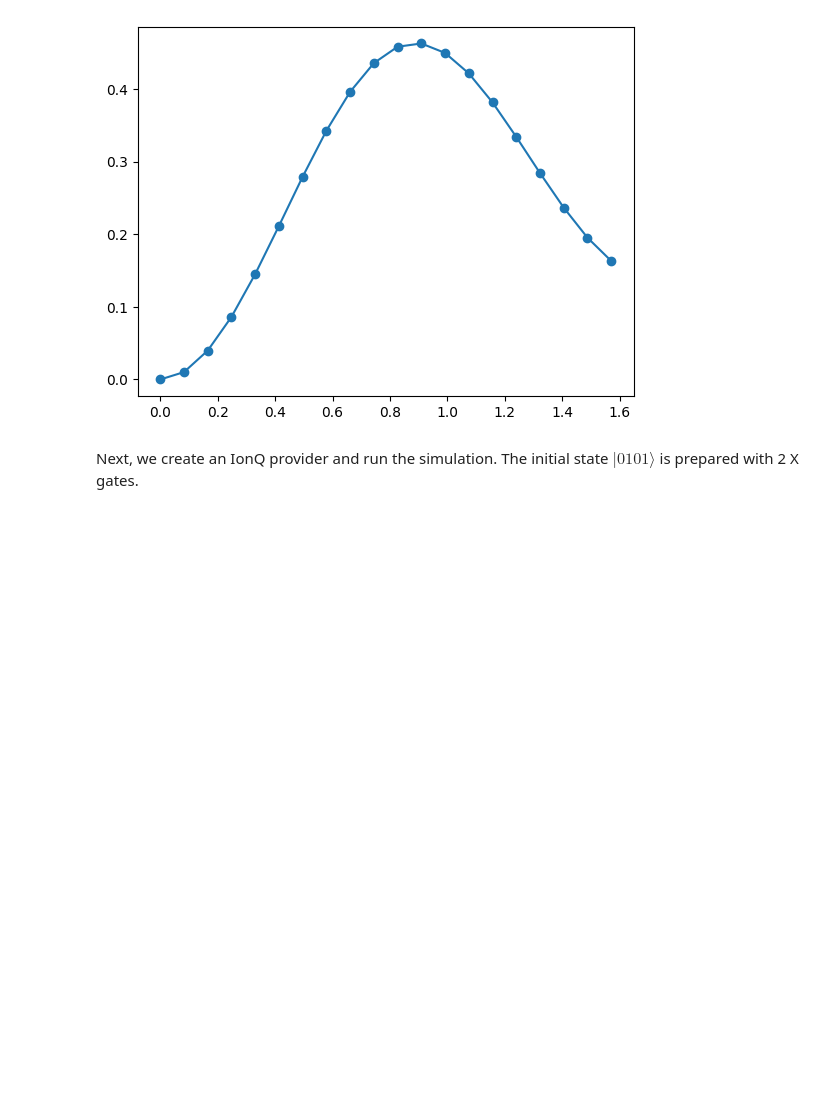
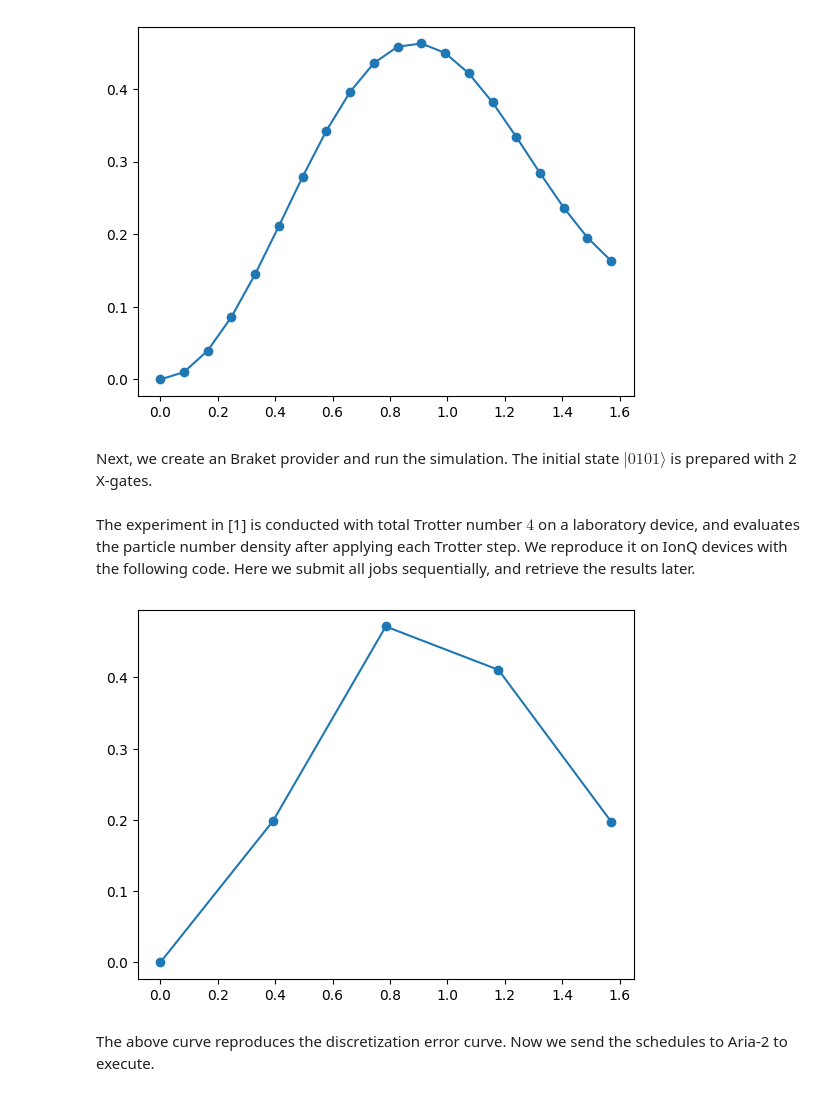
Before and after one commit to PicksPeng/SimuQ, a Jupyter notebook: notebooks/tutorials/3-schwinger.ipynb, the cells around one changed output. Drawn from its saved outputs; the diff is of its cells as text; code cells hidden in the pictures; blank space fills up the shorter version.

```diff
--- a/notebooks/tutorials/3-schwinger.ipynb
+++ b/notebooks/tutorials/3-schwinger.ipynb
@@ -32,11 +34,11 @@ First, we program the Hamiltonian as discusses.
 # Generate a Schwinger model in pure spin Hamiltonian
 
 import numpy as np
-from simuq.qsystem import QSystem, Qubit
+from simuq import QSystem, Qubit
 
 def schwinger(N=4, T=1, m=0.5, w=1, J=1, eps_0=0):
     qs = QSystem()
-    q = [Qubit(qs)] * N
+    q = [Qubit(qs) for _ in range(N)]
     H = 0
     for n in range(N):
         H += m / 2 * (-1)**(n + 1) * q[n].Z
@@ -45,7 +47,7 @@ def schwinger(N=4, T=1, m=0.5, w=1, J=1, eps_0=0):
     for n in range(N - 1):
         L = eps_0
         for m in range(n + 1):
-            L += (q[m].Z + (-1)**(m + 1)) / 2
+            L += (q[m].Z + (-1)**(m + 1))/2
         H += J * L * L
 
     qs.add_evolution(H, T)
@@ -96,4 +98,4 @@ draw_results(timestep, results_list)
 # %% [output]
 [figure]
 # %% [markdown]
-Next, we create an IonQ provider and run the simulation. The initial state $|0101\rangle$ is prepared with 2 X gates.
+Next, we create an Braket provider and run the simulation. The initial state $|0101\rangle$ is prepared with 2 X-gates.
@@ -99,0 +106,21 @@ Next, we create an IonQ provider and run the simulation. The initial state $|010
+# %% [markdown]
+The experiment in \[1\] is conducted with total Trotter number $4$ on a laboratory device, and evaluates the particle number density after applying each Trotter step. We reproduce it on IonQ devices with the following code. Here we submit all jobs sequentially, and retrieve the results later.
+# %%
+from simuq.braket import BraketIonQCircuit
+
+state_prep = BraketIonQCircuit(N).gpi(1, 0).gpi(3, 0)
+
+num_step = 4
+timestep=np.linspace(0, np.pi / 2, num_step + 1)
+results_list = [{'0101':1}]
+for step, t in enumerate(timestep[1:]):
+    walk = schwinger(N, t)
+    bp.compile(walk, provider="ionq", device="Aria-2", aais="heisenberg", trotter_num=step + 1, state_prep=state_prep, verbose = -1)
+    bp.run(shots=10000, on_simulator=True, verbose=-1)
+    results_list.append(bp.results())
+
+draw_results(timestep, results_list)
+# %% [output]
+[figure, added]
+# %% [markdown]
+The above curve reproduces the discretization error curve. Now we send the schedules to Aria-2 to execute.
```
Also changed, not shown: parts of 22 cells of this notebook, 5 other files.
